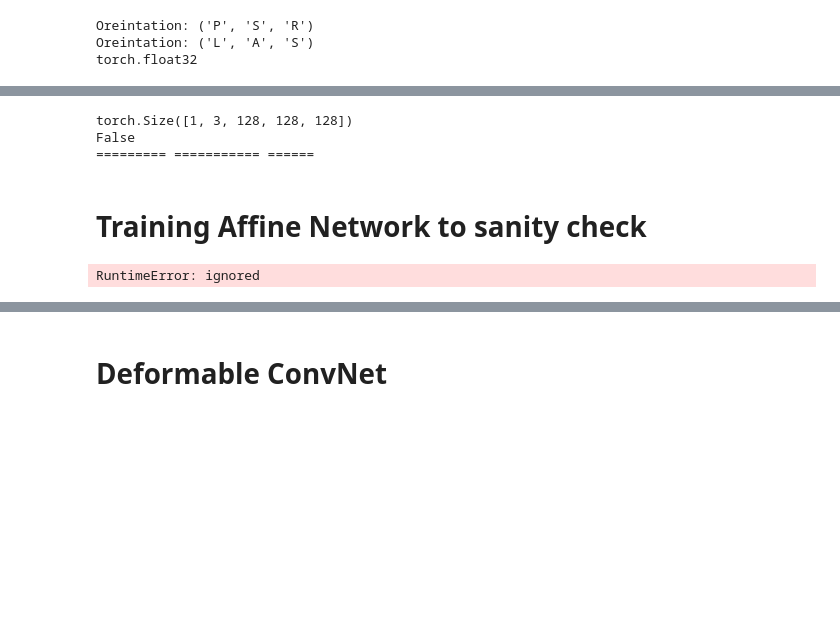
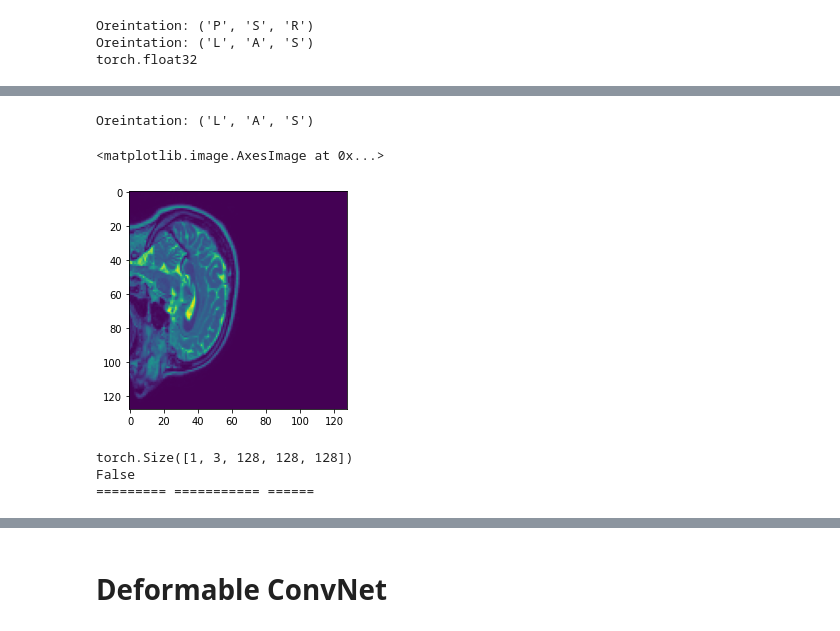
Before and after one commit to surajsrivathsa/image_registration, a Jupyter notebook: ADMIR_v1.ipynb, the cells around one changed output, grey strips where cells are left out. Drawn from its saved outputs; the diff is of its cells as text; code cells hidden in the pictures; blank space fills up the shorter version.

```diff
--- a/ADMIR_v1.ipynb
+++ b/ADMIR_v1.ipynb
@@ -380,3 +394,10 @@ Oreintation: ('P', 'S', 'R')
+# %%
+mynb_np2 = load_4D(file_names_t2[0])
+plt.imshow(mynb_np2[0, 64, :, :])
+# %% [output]
+Oreintation: ('L', 'A', 'S')
+<matplotlib.image.AxesImage at 0x...>
+[figure, added]
 # %%
 spatial_transformer_deformable = SpatialTransformer(size=(128, 128, 128), is_affine=False)
 print(spatial_transformer_deformable.grid.shape)
@@ -387,40 +408,3 @@ print()
 torch.Size([1, 3, 128, 128, 128])
 False
 ========= =========== ======
-# %% [markdown]
-# Training Affine Network to sanity check
-# %%
-affine_conv_model = Admir_Affine_Encoder(in_channel=2, start_channel=8, num_conv_blocks=5)
-affine_conv_model.cuda()
-
-affine_output_model = Admir_Affine_Output( in_units= 2560)
-affine_output_model.cuda()
-
-
-affine_matrix = torch.from_numpy(np.array([ [ [1.0, 0.0, 0.0, 0.0], [ 0.0, 1.0, 0.0, 0.0], [0.0,  0.0, 1.0, 0.0] ] ], dtype="float32" ))
-stn_affine = SpatialTransformer(size=(128, 28, 128), is_affine=True, theta=torch.randn(size=(2, 3, 4)))
-stn_affine.cuda()
-
-# Addd deformable part
-deformable_model = Admir_Deformable_UNet(2,3,16)
-deformable_model.cuda()
-
-stn_deformable = SpatialTransformer(size=(128, 128, 128), is_affine=False)
-stn_deformable.cuda()
-
-stn_aggregation = SpatialTransformer(size=(128, 128, 128), is_affine=False)
-stn_aggregation.cuda()
-
-stn_fully_warped = SpatialTransformer(size=(128, 128, 128), is_affine=False)
-stn_fully_warped.cuda()
-
-
-lr=5e-4
-iteration=2
-alpha = beta = gamma = 1.0
-
-for param in stn_affine.parameters():
-  param.requires_grad = False
-  param.volatile=True
-# %% [output]
-RuntimeError: ignored
```
Also changed, not shown: parts of 91 cells of this notebook.
